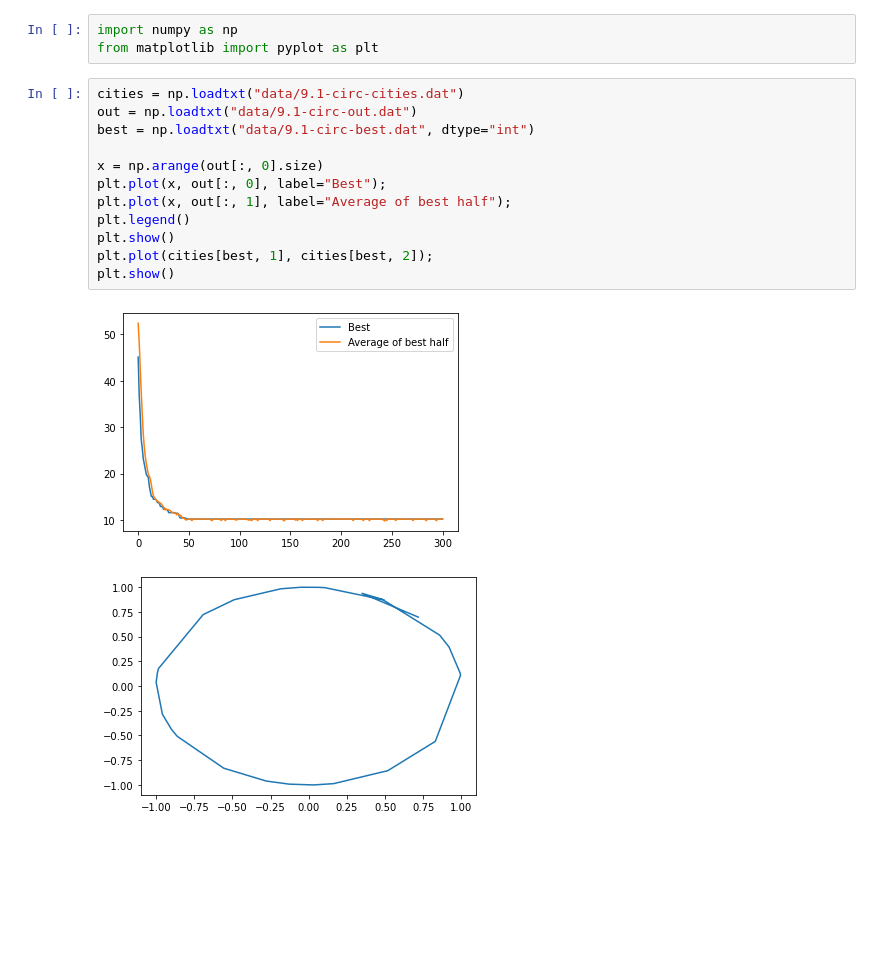
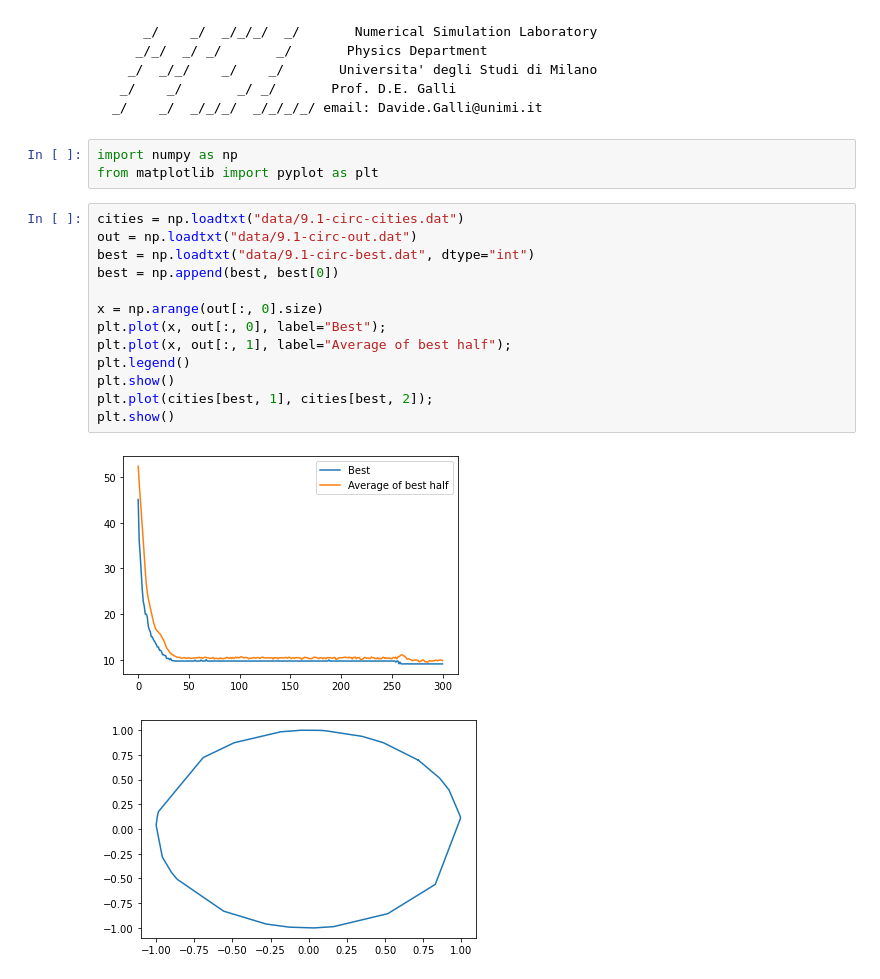
Before and after one commit to teozec/numerical-simulation, a Jupyter notebook: 9/9.ipynb, the cells around one changed output. Saved outputs shown, nothing was run; the diff lists cells and outputs as text; blank space fills up the shorter version.

````diff
--- a/9/9.ipynb
+++ b/9/9.ipynb
@@ -1,21 +1,30 @@
+# %% [markdown]
+```
+    _/    _/  _/_/_/  _/       Numerical Simulation Laboratory
+   _/_/  _/ _/       _/       Physics Department
+  _/  _/_/    _/    _/       Universita' degli Studi di Milano
+ _/    _/       _/ _/       Prof. D.E. Galli
+_/    _/  _/_/_/  _/_/_/_/ email: Davide.Galli@unimi.it
+```
 # %%
 import numpy as np
 from matplotlib import pyplot as plt
 # %%
 cities = np.loadtxt("data/9.1-circ-cities.dat")
 out = np.loadtxt("data/9.1-circ-out.dat")
 best = np.loadtxt("data/9.1-circ-best.dat", dtype="int")
+best = np.append(best, best[0])
 
 x = np.arange(out[:, 0].size)
 plt.plot(x, out[:, 0], label="Best");
 plt.plot(x, out[:, 1], label="Average of best half");
 plt.legend()
 plt.show()
 plt.plot(cities[best, 1], cities[best, 2]);
 plt.show()
 # %% [output]
-[figure, old version]
+[figure, new version]
-[figure, old version]
+[figure, new version]
 # %%
 cities = np.loadtxt("data/9.1-square-cities.dat")
 out = np.loadtxt("data/9.1-square-out.dat")
````
Also changed, not shown: parts of 1 cell of this notebook, 7 other files.
